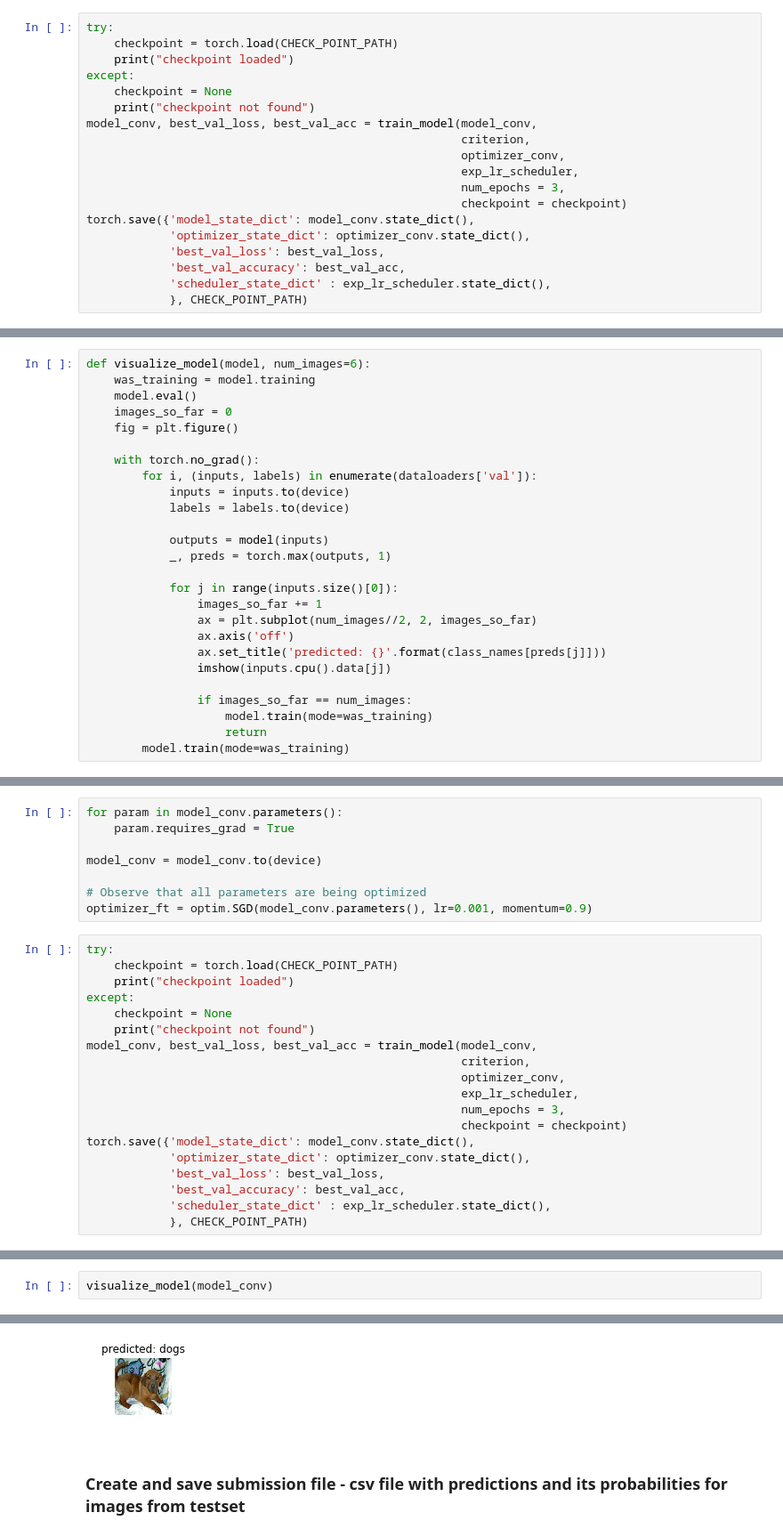
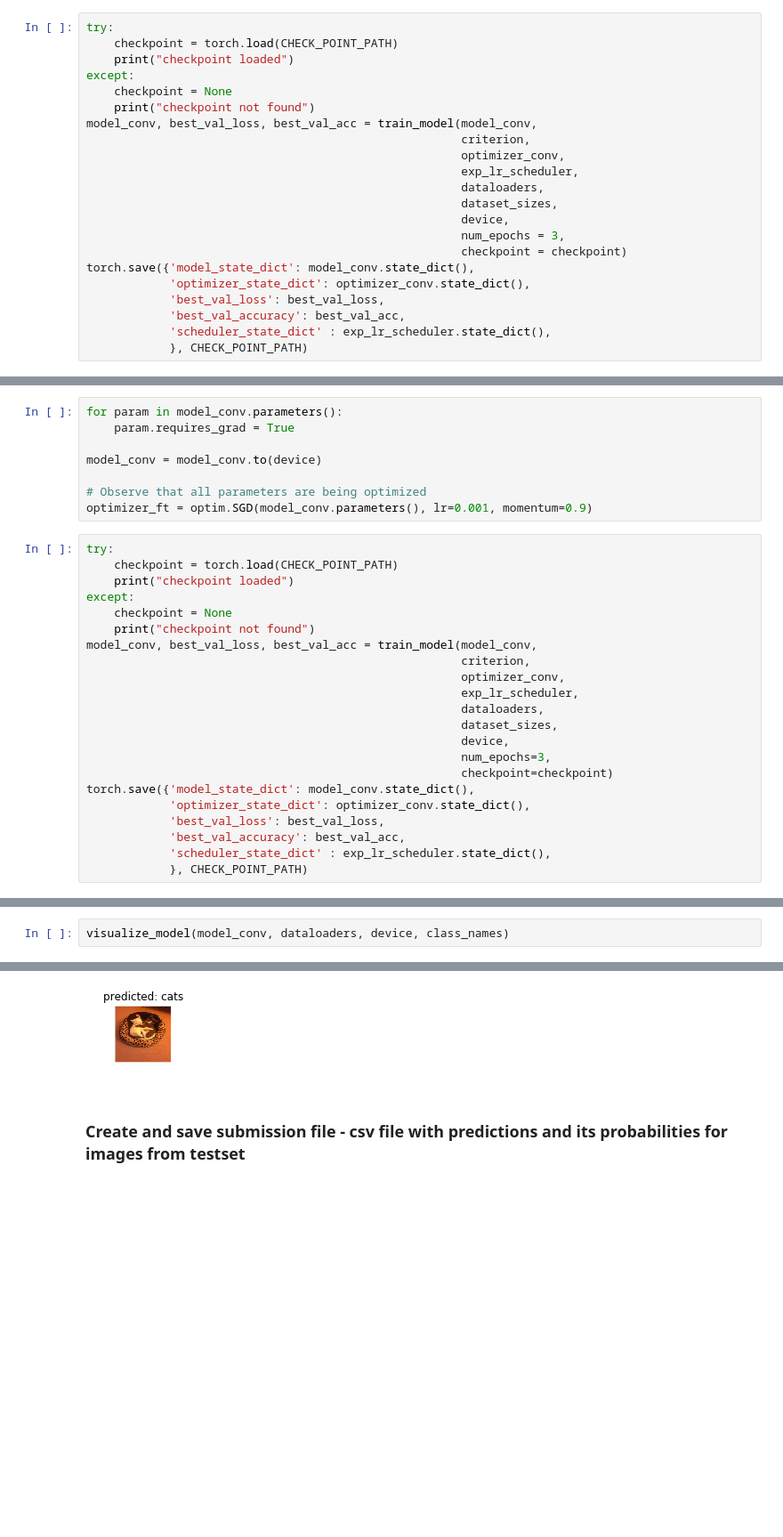
Before and after one commit to mnrozhkov/vision-reproml, a Jupyter notebook: notebooks/catsanddogs.ipynb, the cells around one changed output, grey strips where cells are left out. Shown at 89% size. Drawn from its saved outputs; the diff is of its cells as text; blank space fills up the shorter version.

```diff
--- a/notebooks/catsanddogs.ipynb
+++ b/notebooks/catsanddogs.ipynb
@@ -200,6 +95,9 @@ model_conv, best_val_loss, best_val_acc = train_model(model_conv,
                                                       criterion,
                                                       optimizer_conv,
                                                       exp_lr_scheduler,
+                                                      dataloaders,
+                                                      dataset_sizes,
+                                                      device,
                                                       num_epochs = 3,
                                                       checkpoint = checkpoint)
 torch.save({'model_state_dict': model_conv.state_dict(),
@@ -229,29 +127,3 @@ Best val Acc: 1.0000 Best val loss: 0.0443
 # %% [markdown]
 ### Visualize prediction using validation set
-# %%
-def visualize_model(model, num_images=6):
-    was_training = model.training
-    model.eval()
-    images_so_far = 0
-    fig = plt.figure()
-
-    with torch.no_grad():
-        for i, (inputs, labels) in enumerate(dataloaders['val']):
-            inputs = inputs.to(device)
-            labels = labels.to(device)
-
-            outputs = model(inputs)
-            _, preds = torch.max(outputs, 1)
-
-            for j in range(inputs.size()[0]):
-                images_so_far += 1
-                ax = plt.subplot(num_images//2, 2, images_so_far)
-                ax.axis('off')
-                ax.set_title('predicted: {}'.format(class_names[preds[j]]))
-                imshow(inputs.cpu().data[j])
-
-                if images_so_far == num_images:
-                    model.train(mode=was_training)
-                    return
-        model.train(mode=was_training)
 # %%
@@ -287,8 +159,11 @@ model_conv, best_val_loss, best_val_acc = train_model(model_conv,
                                                       criterion,
                                                       optimizer_conv,
                                                       exp_lr_scheduler,
-                                                      num_epochs = 3,
-                                                      checkpoint = checkpoint)
+                                                      dataloaders,
+                                                      dataset_sizes,
+                                                      device,
+                                                      num_epochs=3,
+                                                      checkpoint=checkpoint)
 torch.save({'model_state_dict': model_conv.state_dict(),
             'optimizer_state_dict': optimizer_conv.state_dict(),
             'best_val_loss': best_val_loss,
@@ -318,3 +191,3 @@ Best val Acc: 1.0000 Best val loss: 0.0443
 # %%
-visualize_model(model_conv)
+visualize_model(model_conv, dataloaders, device, class_names)
 # %% [output]
@@ -326,3 +199,3 @@ visualize_model(model_conv)
-[figure, old version]
+[figure, new version]
 # %% [markdown]
 ### Create and save submission file - csv file with predictions and its probabilities for images from testset
```
Also changed, not shown: parts of 20 cells of this notebook.
